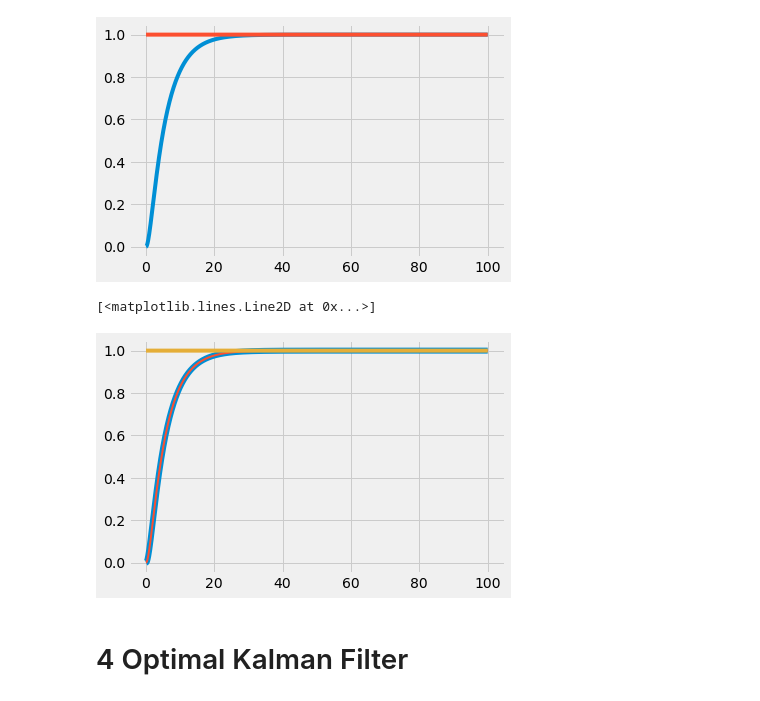
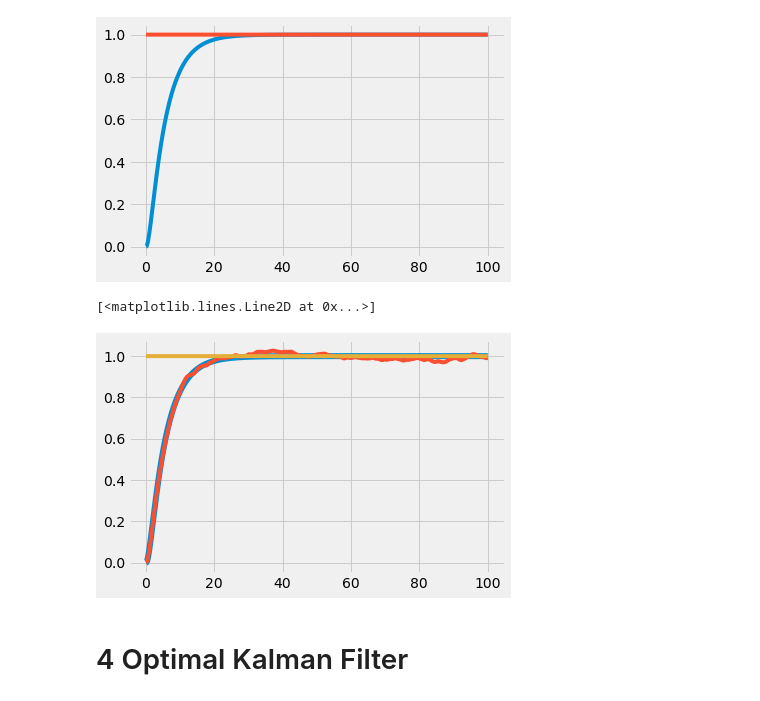
Before and after one commit to fonstelien/TEK4050, a Jupyter notebook: project/project.ipynb, the cells around one changed output. Cells and saved outputs as stored; diff of their text form; code cells hidden in the pictures.

```diff
--- a/project/project.ipynb
+++ b/project/project.ipynb
@@ -159,22 +159,29 @@ plt.plot(t, u[2,:])
 # %% [output]
 [<matplotlib.lines.Line2D at 0x...>]
 [figure]
+# %%
+def run_stochastic(u, v, Fi, La, Ga):
+    '''Runs simulation of stochastic system.'''
+    _, n = u.shape
+    x = np.zeros(u.shape)
+
+    for k in range(n-1):
+        x[:,k+1,np.newaxis] = Fi@x[:,k,np.newaxis] + La@u[:,k,np.newaxis] + Ga@v[:,k,np.newaxis]
+
+    return x
 # %%
 Fi, La, Ga = c2d_stochastic(F, L, G, Q, dt)
 v = np.vstack((np.zeros(n),
                np.zeros(n),
                np.random.randn(n)))
-xs = np.zeros((3, n))
-
-for k in range(n-1):
-    xs[:,k+1,np.newaxis] = Fi@xd[:,k,np.newaxis] + La@u[:,k,np.newaxis] + Ga@v[:,k,np.newaxis]
+xs = run_stochastic(u, v, Fi, La, Ga)
 # %%
 plt.plot(t, xd[1,:], lw=6)
-plt.plot(t, xs[1,:], lw=2)
+plt.plot(t, xs[1,:], lw=4)
 plt.plot(t, u[2,:])
 # %% [output]
 [<matplotlib.lines.Line2D at 0x...>]
-[figure, old version]
+[figure, new version]
 # %% [markdown]
 # 4 Optimal Kalman Filter
 # %%
```
Also changed, not shown: parts of 9 cells of this notebook.
